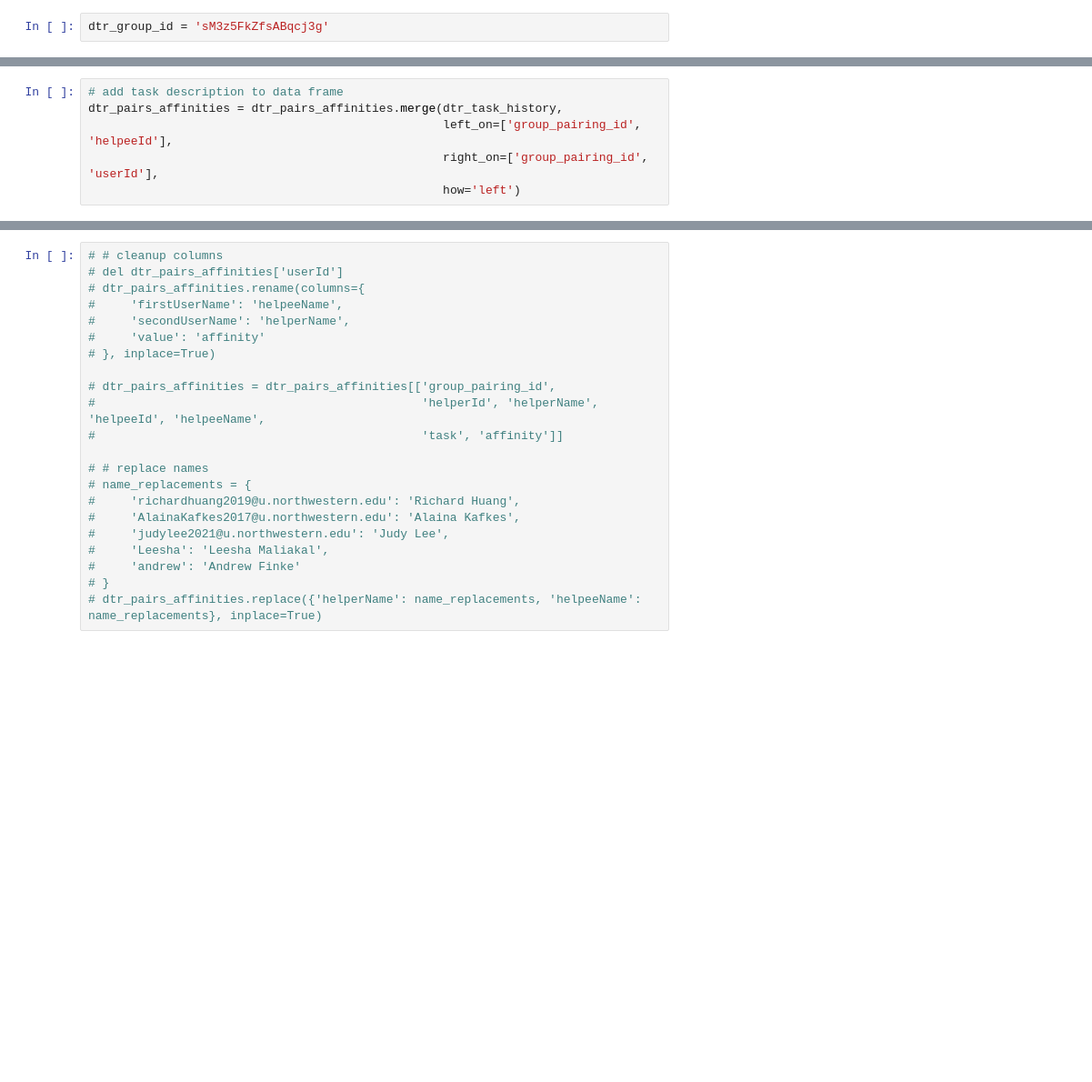
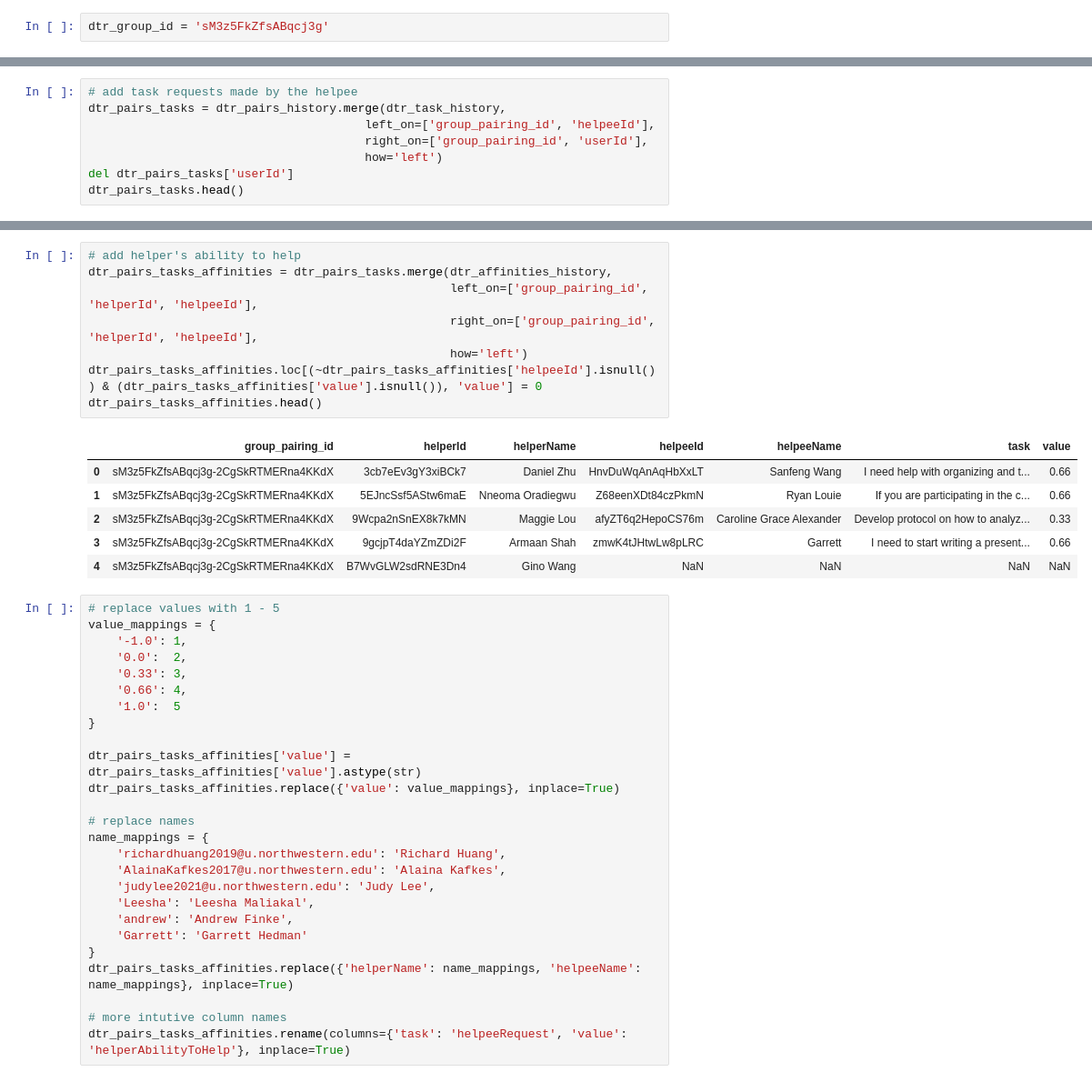
Before and after one commit to NUDelta/extractor-analysis, a Jupyter notebook: PairResearchParser.ipynb, the cells around one changed output, grey strips where cells are left out. Shown at 91% size. Cells and saved outputs as stored; diff of their text form; blank space fills up the shorter version.

```diff
--- a/PairResearchParser.ipynb
+++ b/PairResearchParser.ipynb
@@ -519,6 +521,8 @@ dtr_pairs_affinities.drop(['firstUserId', 'secondUserId'], axis=1, inplace=True)
 # %%
-# add task description to data frame
-dtr_pairs_affinities = dtr_pairs_affinities.merge(dtr_task_history,
-                                                  left_on=['group_pairing_id', 'helpeeId'],
-                                                  right_on=['group_pairing_id', 'userId'],
-                                                  how='left')
+# add task requests made by the helpee
+dtr_pairs_tasks = dtr_pairs_history.merge(dtr_task_history,
+                                       left_on=['group_pairing_id', 'helpeeId'],
+                                       right_on=['group_pairing_id', 'userId'],
+                                       how='left')
+del dtr_pairs_tasks['userId']
+dtr_pairs_tasks.head()
@@ -525,22 +536,41 @@ dtr_pairs_affinities = dtr_pairs_affinities.merge(dtr_task_history,
+# %%
+# add helper's ability to help
+dtr_pairs_tasks_affinities = dtr_pairs_tasks.merge(dtr_affinities_history,
+                                                   left_on=['group_pairing_id', 'helperId', 'helpeeId'],
+                                                   right_on=['group_pairing_id', 'helperId', 'helpeeId'],
+                                                   how='left')
+dtr_pairs_tasks_affinities.loc[(~dtr_pairs_tasks_affinities['helpeeId'].isnull()) & (dtr_pairs_tasks_affinities['value'].isnull()), 'value'] = 0
+dtr_pairs_tasks_affinities.head()
+# %% [output]
+|  | group_pairing_id | helperId | helperName | helpeeId | helpeeName | task | value |
+| 0 | sM3z5FkZfsABqcj3g-2CgSkRTMERna4KKdX | 3cb7eEv3gY3xiBCk7 | Daniel Zhu | HnvDuWqAnAqHbXxLT | Sanfeng Wang | I need help with organizing and t... | 0.66 |
+| 1 | sM3z5FkZfsABqcj3g-2CgSkRTMERna4KKdX | 5EJncSsf5AStw6maE | Nneoma Oradiegwu | Z68eenXDt84czPkmN | Ryan Louie | If you are participating in the c... | 0.66 |
+| 2 | sM3z5FkZfsABqcj3g-2CgSkRTMERna4KKdX | 9Wcpa2nSnEX8k7kMN | Maggie Lou | afyZT6q2HepoCS76m | Caroline Grace Alexander | Develop protocol on how to analyz... | 0.33 |
+| 3 | sM3z5FkZfsABqcj3g-2CgSkRTMERna4KKdX | 9gcjpT4daYZmZDi2F | Armaan Shah | zmwK4tJHtwLw8pLRC | Garrett | I need to start writing a present... | 0.66 |
+| 4 | sM3z5FkZfsABqcj3g-2CgSkRTMERna4KKdX | B7WvGLW2sdRNE3Dn4 | Gino Wang | NaN | NaN | NaN | NaN |
 # %%
-# # cleanup columns
-# del dtr_pairs_affinities['userId']
-# dtr_pairs_affinities.rename(columns={
-#     'firstUserName': 'helpeeName',
-#     'secondUserName': 'helperName',
-#     'value': 'affinity'
-# }, inplace=True)
+# replace values with 1 - 5
+value_mappings = {
+    '-1.0': 1,
+    '0.0':  2,
+    '0.33': 3,
+    '0.66': 4,
+    '1.0':  5
+}
 
-# dtr_pairs_affinities = dtr_pairs_affinities[['group_pairing_id',
-#                                              'helperId', 'helperName', 'helpeeId', 'helpeeName',
-#                                              'task', 'affinity']]
+dtr_pairs_tasks_affinities['value'] = dtr_pairs_tasks_affinities['value'].astype(str)
+dtr_pairs_tasks_affinities.replace({'value': value_mappings}, inplace=True)
 
-# # replace names
-# name_replacements = {
-#     'richardhuang2019@u.northwestern.edu': 'Richard Huang',
-#     'AlainaKafkes2017@u.northwestern.edu': 'Alaina Kafkes',
-#     'judylee2021@u.northwestern.edu': 'Judy Lee',
-#     'Leesha': 'Leesha Maliakal',
-#     'andrew': 'Andrew Finke'
-# }
-# dtr_pairs_affinities.replace({'helperName': name_replacements, 'helpeeName': name_replacements}, inplace=True)
+# replace names
+name_mappings = {
+    'richardhuang2019@u.northwestern.edu': 'Richard Huang',
+    'AlainaKafkes2017@u.northwestern.edu': 'Alaina Kafkes',
+    'judylee2021@u.northwestern.edu': 'Judy Lee',
+    'Leesha': 'Leesha Maliakal',
+    'andrew': 'Andrew Finke',
+    'Garrett': 'Garrett Hedman'
+}
+dtr_pairs_tasks_affinities.replace({'helperName': name_mappings, 'helpeeName': name_mappings}, inplace=True)
+
+# more intutive column names
+dtr_pairs_tasks_affinities.rename(columns={'task': 'helpeeRequest', 'value': 'helperAbilityToHelp'}, inplace=True)
```
Also changed, not shown: parts of 18 cells of this notebook.
